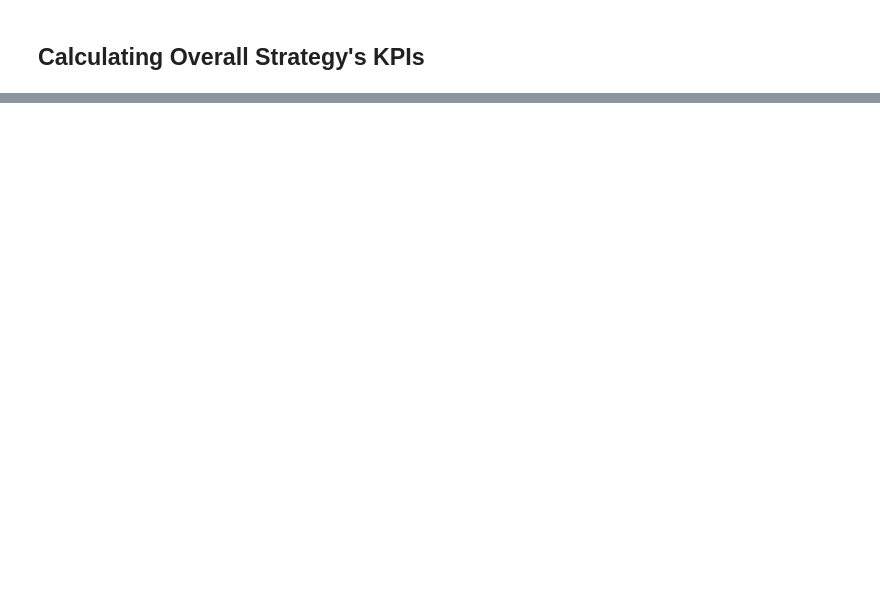
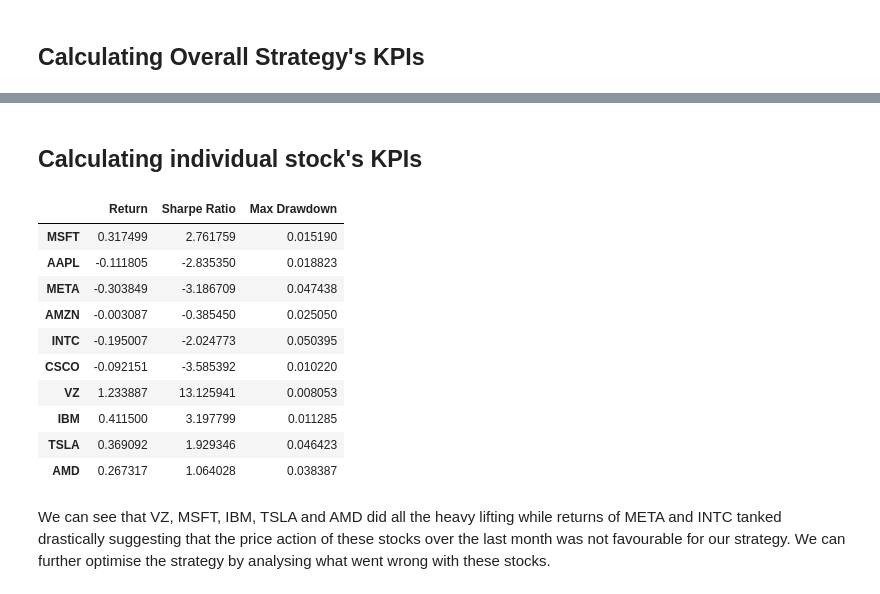
Before and after one commit to pushankk/Quant, a Jupyter notebook: Backtests/Breakout Strategy.ipynb, the cells around one changed output, grey strips where cells are left out. Saved outputs shown, nothing was run; the diff lists cells and outputs as text; code cells hidden in the pictures; blank space fills up the shorter version.

```diff
--- a/Backtests/Breakout Strategy.ipynb
+++ b/Backtests/Breakout Strategy.ipynb
@@ -26,7 +28,7 @@ def ATR(DF,n):
 def CAGR(DF):
     "function to calculate the Cumulative Annual Growth Rate of a trading strategy"
     df = DF.copy()
-    df["cum_return"] = (1 + df["Return"]).cumprod()
+    df["cum_return"] = (1 + df["ret"]).cumprod()
     n = len(df)/(252*78)
     CAGR = (df["cum_return"].tolist()[-1])**(1/n) - 1
     return CAGR
@@ -34,7 +36,7 @@ def CAGR(DF):
 def volatility(DF):
     "function to calculate annualized volatility of a trading strategy"
     df = DF.copy()
-    vol = df["Return"].std() * np.sqrt(252*78)
+    vol = df["ret"].std() * np.sqrt(252*78)
     return vol
 
 def sharpe(DF,rf):
@@ -47,7 +49,7 @@ def sharpe(DF,rf):
 def max_dd(DF):
     "function to calculate max drawdown"
     df = DF.copy()
-    df["cum_return"] = (1 + df["Return"]).cumprod()
+    df["cum_return"] = (1 + df["ret"]).cumprod()
     df["cum_roll_max"] = df["cum_return"].cummax()
     df["drawdown"] = df["cum_roll_max"] - df["cum_return"]
     df["drawdown_pct"] = df["drawdown"]/df["cum_roll_max"]
@@ -164,0 +180,27 @@ max_dd(strategy_df)
+# %% [markdown]
+## Calculating individual stock's KPIs
+# %%
+cagr = {}
+sharpe_ratios = {}
+max_drawdown = {}
+for ticker in tickers:
+    cagr[ticker] =  CAGR(ohlc_dict[ticker])
+    sharpe_ratios[ticker] =  sharpe(ohlc_dict[ticker],0.025)
+    max_drawdown[ticker] =  max_dd(ohlc_dict[ticker])
+
+KPI_df = pd.DataFrame([cagr,sharpe_ratios,max_drawdown],index=["Return","Sharpe Ratio","Max Drawdown"])
+KPI_df.T
+# %% [output]
+|  | Return | Sharpe Ratio | Max Drawdown |
+| MSFT | 0.317499 | 2.761759 | 0.015190 |
+| AAPL | -0.111805 | -2.835350 | 0.018823 |
+| META | -0.303849 | -3.186709 | 0.047438 |
+| AMZN | -0.003087 | -0.385450 | 0.025050 |
+| INTC | -0.195007 | -2.024773 | 0.050395 |
+| CSCO | -0.092151 | -3.585392 | 0.010220 |
+| VZ | 1.233887 | 13.125941 | 0.008053 |
+| IBM | 0.411500 | 3.197799 | 0.011285 |
+| TSLA | 0.369092 | 1.929346 | 0.046423 |
+| AMD | 0.267317 | 1.064028 | 0.038387 |
+# %% [markdown]
+We can see that VZ, MSFT, IBM, TSLA and AMD did all the heavy lifting while returns of META and INTC tanked drastically suggesting that the price action of these stocks over the last month was not favourable for our strategy. We can further optimise the strategy by analysing what went wrong with these stocks.
```
Also changed, not shown: parts of 10 cells of this notebook, 1 other file.
